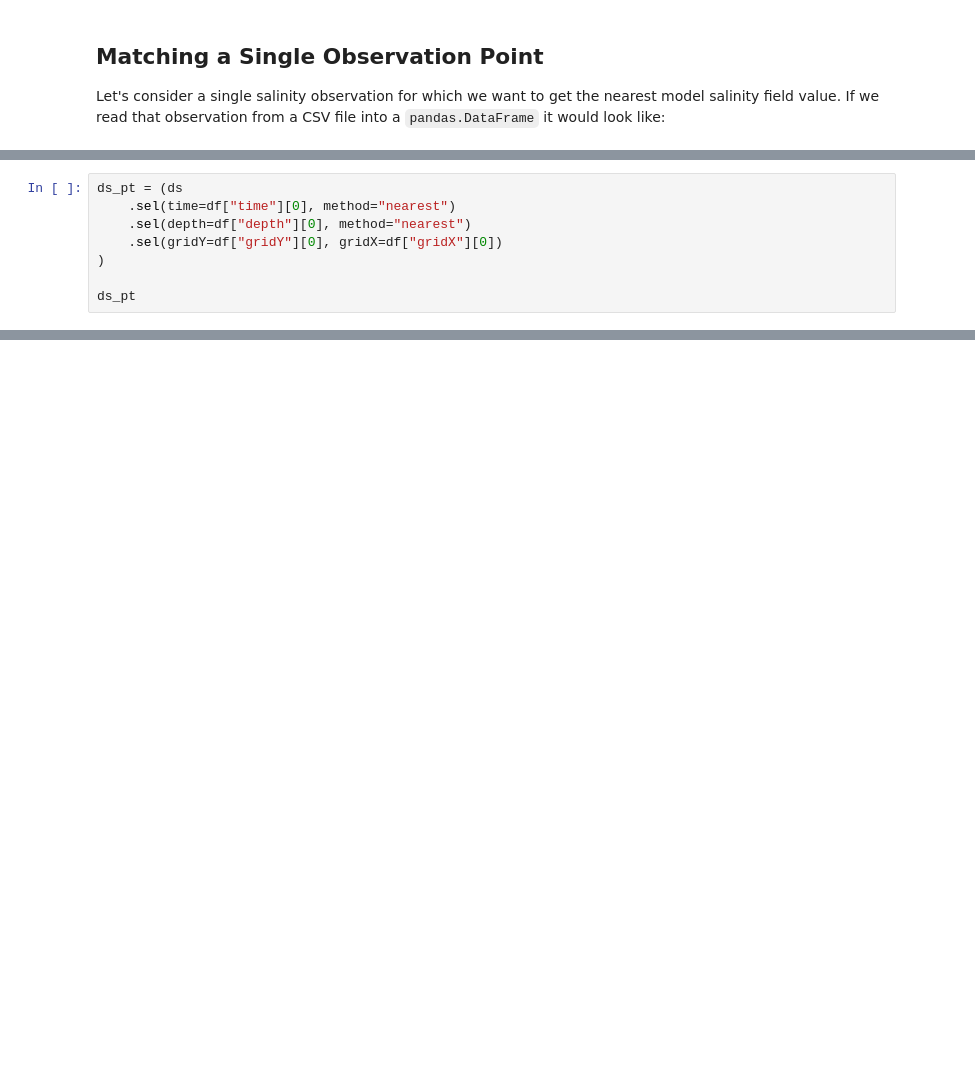
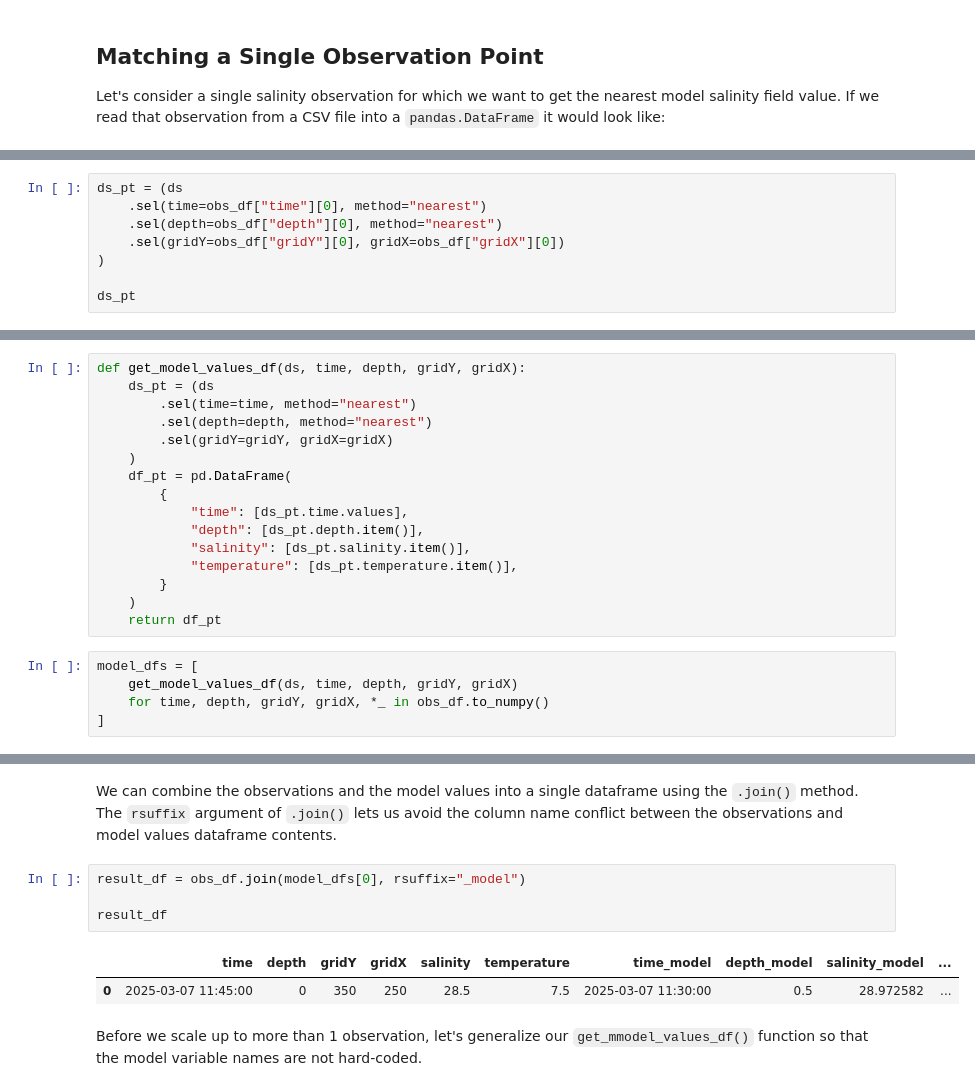
Before and after one commit to UBC-MOAD/PythonNotes, a Jupyter notebook: erddap-obs-matching/BasicERDDAP-ObsMatching.ipynb, the cells around one changed output, grey strips where cells are left out. Drawn from its saved outputs; the diff is of its cells as text; blank space fills up the shorter version.

```diff
--- a/erddap-obs-matching/BasicERDDAP-ObsMatching.ipynb
+++ b/erddap-obs-matching/BasicERDDAP-ObsMatching.ipynb
@@ -147,8 +150,8 @@ The time and depth values of the observation are unlikely to exactly match those
 # %%
 ds_pt = (ds
-    .sel(time=df["time"][0], method="nearest")
-    .sel(depth=df["depth"][0], method="nearest")
-    .sel(gridY=df["gridY"][0], gridX=df["gridX"][0])
+    .sel(time=obs_df["time"][0], method="nearest")
+    .sel(depth=obs_df["depth"][0], method="nearest")
+    .sel(gridY=obs_df["gridY"][0], gridX=obs_df["gridX"][0])
 )
 
 ds_pt
@@ -204,0 +261,21 @@ def foo(time, depth, gridY, gridX):
+# %%
+def get_model_values_df(ds, time, depth, gridY, gridX):
+    ds_pt = (ds
+        .sel(time=time, method="nearest")
+        .sel(depth=depth, method="nearest")
+        .sel(gridY=gridY, gridX=gridX)
+    )
+    df_pt = pd.DataFrame(
+        {
+            "time": [ds_pt.time.values],
+            "depth": [ds_pt.depth.item()],
+            "salinity": [ds_pt.salinity.item()],
+            "temperature": [ds_pt.temperature.item()],
+        }
+    )
+    return df_pt
+# %%
+model_dfs = [
+    get_model_values_df(ds, time, depth, gridY, gridX)
+    for time, depth, gridY, gridX, *_ in obs_df.to_numpy()
+]
@@ -204,0 +304,13 @@ def foo(time, depth, gridY, gridX):
+# %% [markdown]
+We can combine the observations and the model values into a single dataframe using the `.join()` method.
+The `rsuffix` argument of `.join()` lets us avoid the column name conflict between the observations and model values dataframe contents.
+# %%
+result_df = obs_df.join(model_dfs[0], rsuffix="_model")
+
+result_df
+# %% [output]
+|  | time | depth | gridY | gridX | salinity | temperature | time_model | depth_model | salinity_model | ... |
+| 0 | 2025-03-07 11:45:00 | 0 | 350 | 250 | 28.5 | 7.5 | 2025-03-07 11:30:00 | 0.5 | 28.972582 | ... |
+# %% [markdown]
+Before we scale up to more than 1 observation,
+let's generalize our `get_mmodel_values_df()` function so that the model variable names are not hard-coded.
```
Also changed, not shown: parts of 30 cells of this notebook, 1 other file.
